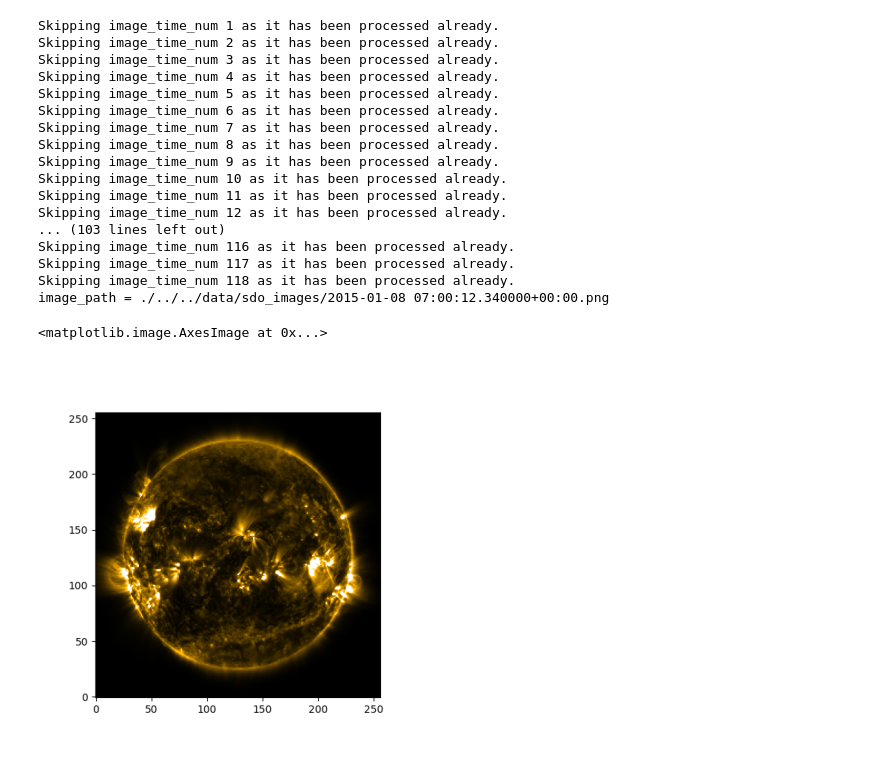
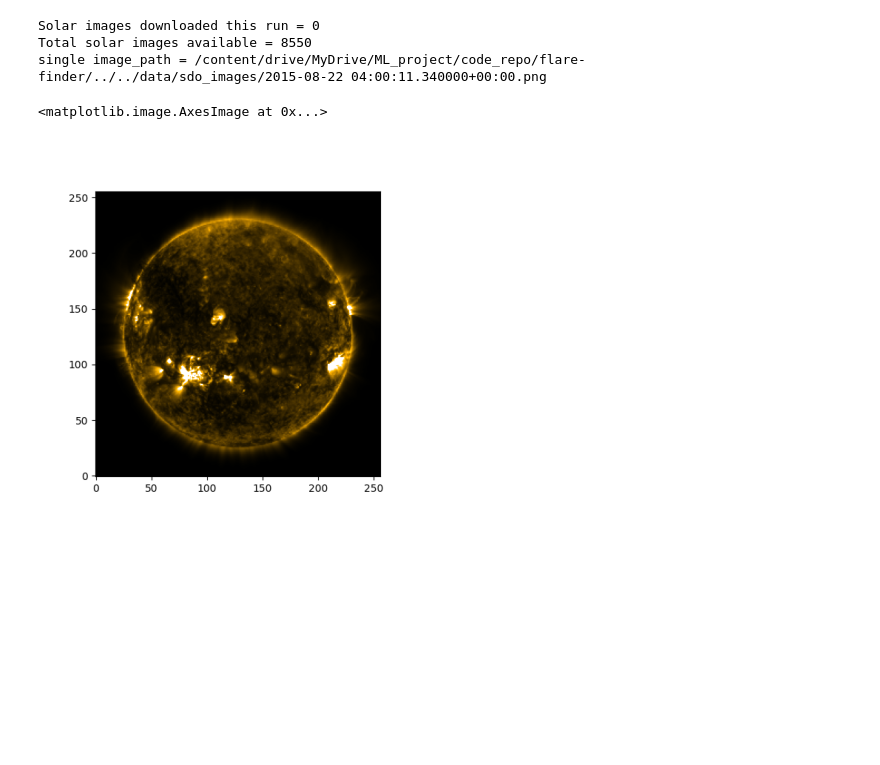
Before and after one commit to aishstronomer/flare-finder, a Jupyter notebook: main.ipynb, the cells around one changed output. Cells and saved outputs as stored; diff of their text form; code cells hidden in the pictures; blank space fills up the shorter version.

Commit message:
prints cleaned up

```diff
--- a/main.ipynb
+++ b/main.ipynb
@@ -49,55 +70,46 @@ sav_folder_path = f"{path_to_coderepo}/../../data/sdo_images"
 desired_times = pd.date_range(
     start="2015-01-01 00:00:00", end="2015-12-31 23:59:59", freq="60T", tz="UTC"
 )
-SDOImageFetcher.get_sdo_solar_images_from_aws(
+solar_imgs_fetched_paths = SDOImageFetcher.get_sdo_solar_images_from_aws(
     s3_root_for_sdoml_year_zarr,
     desired_times,
     sav_folder_path,
     tolerance=pd.Timedelta(days=1000),
     is_verbose=True,
 )
 
-# fetch solar images for goes big flare events for year 2015
+# fetch solar images for Goes big flare events for year 2015
 # - Big flare means M/X class flare
 # - We specify a 10 min tolerance for the flare event time
 goes_events_data = pd.read_csv("goes_events_clean_2015.csv")
 goes_MX_events = goes_events_data[
     goes_events_data["Particulars_a"].str.lower().str.startswith(("m", "x"))
 ]
 goes_MX_event_times = pd.to_datetime(
     goes_MX_events["max_datetime"].fillna(goes_MX_events["begin_datetime"]), utc=True
 ).tolist()
-SDOImageFetcher.get_sdo_solar_images_from_aws(
+solar_bigflr_imgs_fetched_paths = SDOImageFetcher.get_sdo_solar_images_from_aws(
     s3_root_for_sdoml_year_zarr,
     goes_MX_event_times,
     sav_folder_path,
     tolerance=pd.Timedelta(minutes=10),
     is_verbose=True,
 )
 
+# clear console and print download stats
+clear_output()
+print(f"Solar images downloaded this run = {len(solar_imgs_fetched_paths) + len(solar_bigflr_imgs_fetched_paths)}")
+print(f"Total solar images available = {len(glob.glob(sav_folder_path + '/*.png'))}")
+
 # display a fetched solar image
 %matplotlib inline
 image_path = glob.glob(sav_folder_path + "/*.png")[0]
-print(f"image_path = {image_path}" )
+print(f"single image_path = {image_path}" )
 plt.axis("off")
 plt.imshow(plt.imread(image_path))
 # %% [output]
-Skipping image_time_num 1 as it has been processed already.
-Skipping image_time_num 2 as it has been processed already.
-Skipping image_time_num 3 as it has been processed already.
-Skipping image_time_num 4 as it has been processed already.
-Skipping image_time_num 5 as it has been processed already.
-Skipping image_time_num 6 as it has been processed already.
-Skipping image_time_num 7 as it has been processed already.
-Skipping image_time_num 8 as it has been processed already.
-Skipping image_time_num 9 as it has been processed already.
-Skipping image_time_num 10 as it has been processed already.
-Skipping image_time_num 11 as it has been processed already.
-Skipping image_time_num 12 as it has been processed already.
-... (103 lines left out)
-Skipping image_time_num 116 as it has been processed already.
-Skipping image_time_num 117 as it has been processed already.
-Skipping image_time_num 118 as it has been processed already.
-image_path = ./../../data/sdo_images/2015-01-08 07:00:12.340000+00:00.png
+Solar images downloaded this run = 0
+Total solar images available = 8550
+single image_path = /content/drive/MyDrive/ML_project/code_repo/flare-finder/../../data/sdo_images/2015-08-22 04:00:11.340000+00:00.png
 <matplotlib.image.AxesImage at 0x...>
-[figure, old version]
+[figure, new version]
```
Also changed, not shown: parts of 2 cells of this notebook.
